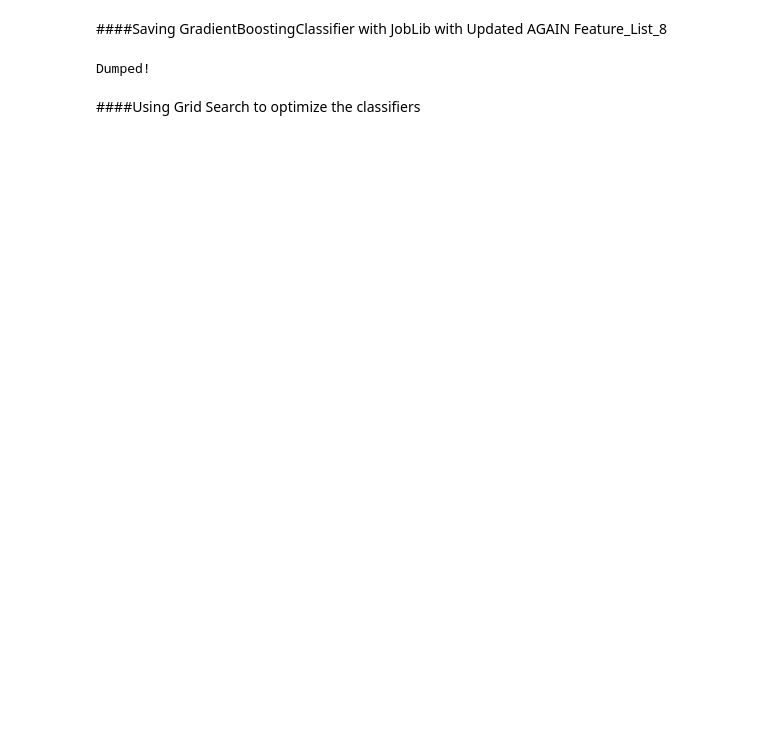
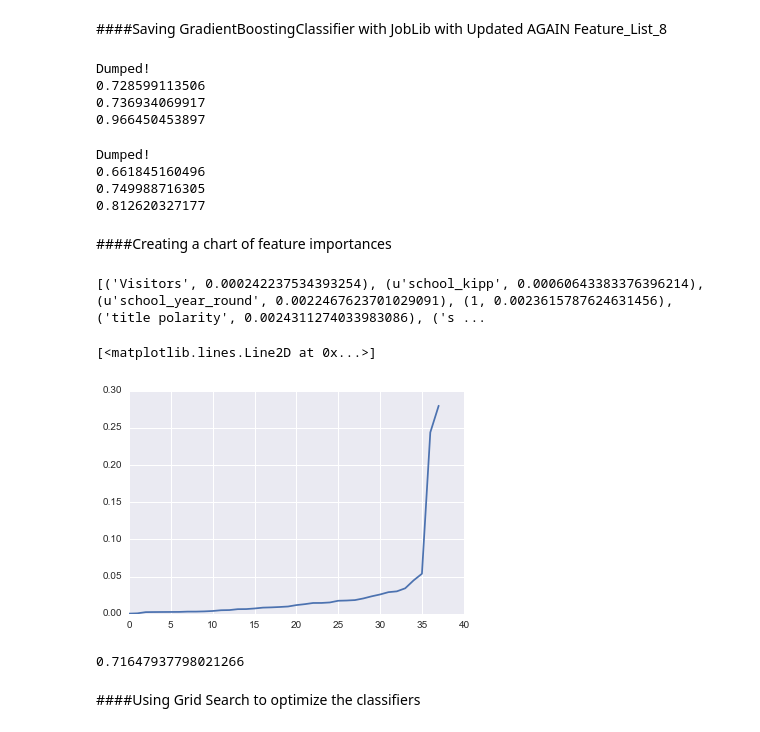
Before and after one commit to LylePayne/DonorsChooseAnalysis, a Jupyter notebook: KojakDonorsChoosePredictionAnalysis3.ipynb, the cells around one changed output. Drawn from its saved outputs; the diff is of its cells as text; code cells hidden in the pictures; blank space fills up the shorter version.

```diff
--- a/KojakDonorsChoosePredictionAnalysis3.ipynb
+++ b/KojakDonorsChoosePredictionAnalysis3.ipynb
@@ -257,3 +343,12 @@ dummy_df_10["log_funding"] = np.log(dummy_df_10.total_price_excluding_optional_s
 # %%
 with open("Dummy_DF_10.pkl", "r") as picklefile:
     dummy_df_10 = pickle.load(picklefile)
+# %%
+new_dummy_df = dummy_df_10[dummy_df_10.students_reached < 200]
+newer_dummy_df = new_dummy_df[dummy_df_10.total_price_excluding_optional_support < 4000]
+print len(newer_dummy_df)
+
+y = newer_dummy_df.students_reached.values
+x = newer_dummy_df.total_price_excluding_optional_support.values
+
+# plt.scatter(x,y)
@@ -516,7 +666,7 @@ dummy_df_10["funded"].mean()
 # %%
 from sklearn.externals import joblib
 
-def modeljoblib(df, feature_list, model):
+def modeljoblib(df, feature_list, model, filename):
 
     new_df = pd.DataFrame()
     new_df = df[feature_list]
@@ -534,18 +684,59 @@ def modeljoblib(df, feature_list, model):
 #     x_scaled = preprocessing.scale(x_df)
 
     x_minmaxscaled = MinMaxScaler().fit_transform(x_df)
+    scaler = MinMaxScaler().fit(x_df)
 
     model = model
+    fit_model = model.fit(x_minmaxscaled, y_array)
 
-    model.fit(x_minmaxscaled, y_array)
+    accuracy_score = cross_val_score(fit_model, x_minmaxscaled, y_array, scoring = 'accuracy').mean()
+    precision_score = cross_val_score(fit_model, x_minmaxscaled, y_array, scoring = 'precision').mean()
+    recall_score = cross_val_score(fit_model, x_minmaxscaled, y_array, scoring = 'recall').mean()
 
 
-    joblib.dump(model, "Test.pkl")
-    return model, x_minmaxscaled
+    joblib.dump(fit_model, filename)
+    joblib.dump(scaler, "scaler.pkl")
+
     print "Dumped!"
+    print accuracy_score
+    print precision_score
+    print recall_score
+    return fit_model, scaler
 # %%
-model, model_scaler = modeljoblib(dummy_sample, Updated_AGAIN_feature_list_8, est7)
+model, model_scaler = modeljoblib(dummy_sample, Updated_AGAIN_feature_list_8, est7, "test2.pkl")
+# %% [output]
+Dumped!
+0.728599113506
+0.736934069917
+0.966450453897
-# %%
-modeljoblib(dummy_df_10, Updated_AGAIN_feature_list_8, est7)
-# %% [output]
-Dumped!
+# %%
+fit_model, scaler = modeljoblib(newer_dummy_df, Updated_AGAIN_feature_list_8, est7, "GBCModel.pkl")
+# %% [output]
+Dumped!
+0.661845160496
+0.749988716305
+0.812620327177
+# %% [markdown]
+####Creating a chart of feature importances
+# %%
+feature_importances = fit_model.feature_importances_
+sorted_feature_ids = np.argsort(feature_importances)
+sorted_feature_names = np.asarray(x_df[1:].columns)[sorted_feature_ids]
+sorted_features = zip(sorted_feature_names, feature_importances[sorted_feature_ids])
+print sorted_features
+
+feature_list = []
+importance_list = []
+for (feature, importance) in sorted_features:
+    feature_list.append(feature)
+    importance_list.append(importance)
+
+plt.plot(importance_list)
+# %% [output]
+[('Visitors', 0.000242237534393254), (u'school_kipp', 0.00060643383376396214), (u'school_year_round', 0.0022467623701029091), (1, 0.0023615787624631456), ('title polarity', 0.0024311274033983086), ('s ...
+[<matplotlib.lines.Line2D at 0x...>]
+[figure, added]
+# %%
+newer_dummy_df["funded"].mean()
+# %% [output]
+0.71647937798021266
```
Also changed, not shown: parts of 26 cells of this notebook, 1 other file.
